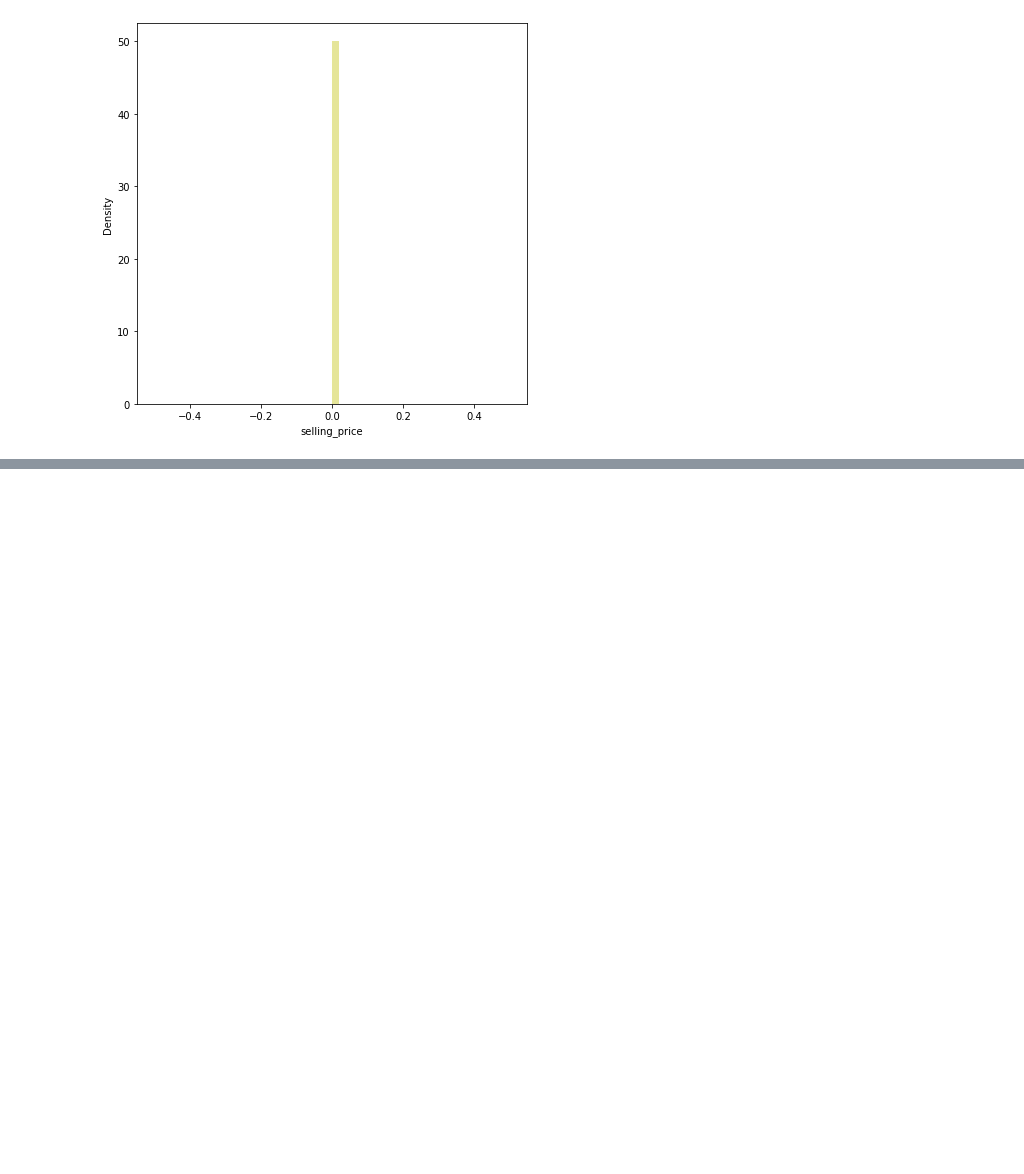
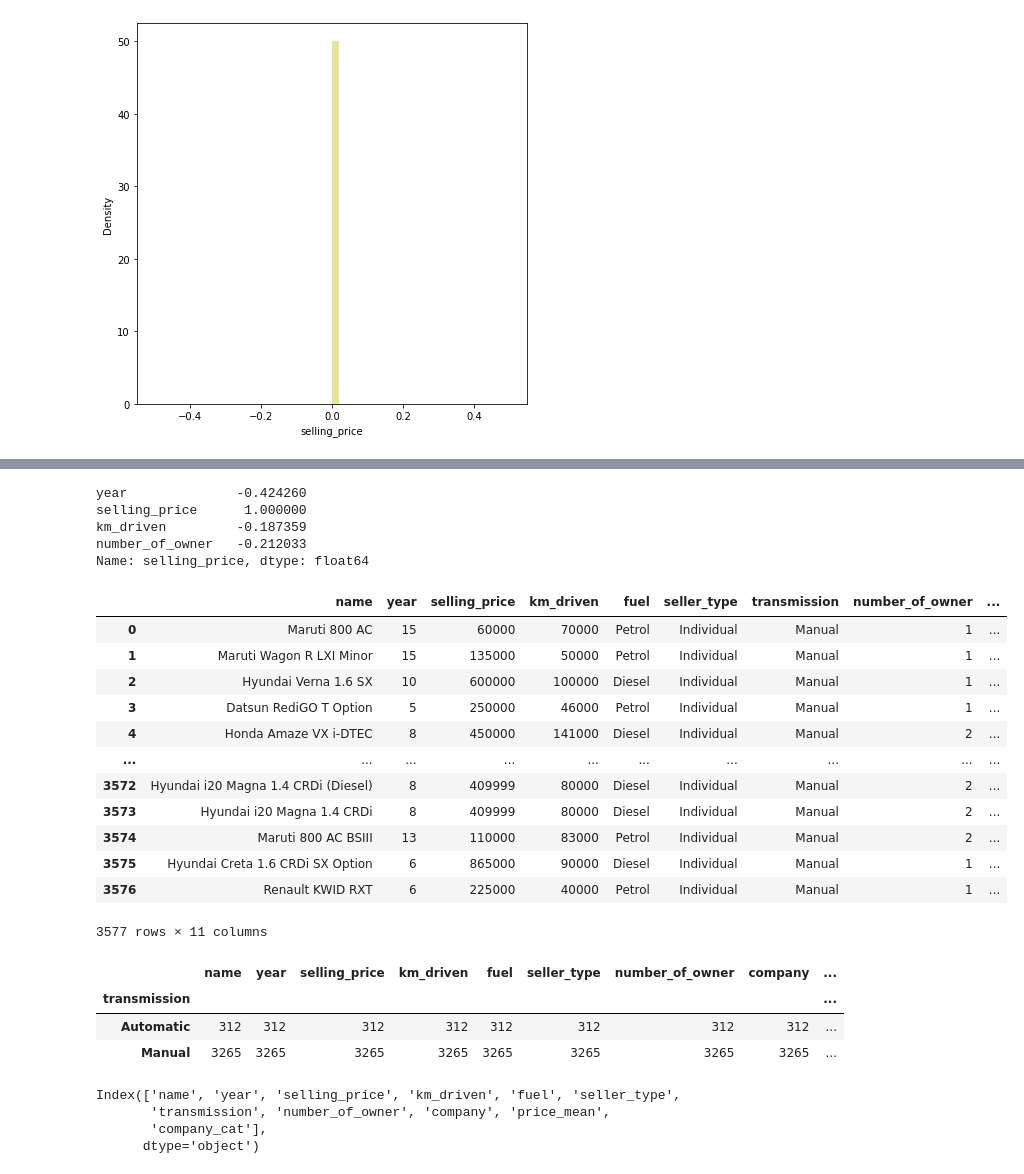
Before and after one commit to ajinkyajumde/Linear_Regression, a Jupyter notebook: Copy_of_Self_Project_Linear_Regression_(Car_Dekho).ipynb, the cells around one changed output, grey strips where cells are left out. Saved outputs shown, nothing was run; the diff lists cells and outputs as text; code cells hidden in the pictures; blank space fills up the shorter version.

```diff
--- a/Copy_of_Self_Project_Linear_Regression_(Car_Dekho).ipynb
+++ b/Copy_of_Self_Project_Linear_Regression_(Car_Dekho).ipynb
@@ -262,0 +393,37 @@ dataset['Car_Name'].unique()
+# %%
+dataset['company_cat'] = dataset['price_mean'].apply(lambda x : 0 if x < 400000 else (1 if 400000 <= x < 700000 else 2))
+# %%
+correlation.selling_price
+# %% [output]
+year              -0.424260
+selling_price      1.000000
+km_driven         -0.187359
+number_of_owner   -0.212033
+Name: selling_price, dtype: float64
+# %%
+dataset_pr = dataset.copy()
+# %%
+dataset_pr.drop(['owner'],axis=1,inplace=True)
+# %%
+dataset_pr
+# %% [output]
+|  | name | year | selling_price | km_driven | fuel | seller_type | transmission | number_of_owner | ... |
+| 0 | Maruti 800 AC | 15 | 60000 | 70000 | Petrol | Individual | Manual | 1 | ... |
+| 1 | Maruti Wagon R LXI Minor | 15 | 135000 | 50000 | Petrol | Individual | Manual | 1 | ... |
+| 2 | Hyundai Verna 1.6 SX | 10 | 600000 | 100000 | Diesel | Individual | Manual | 1 | ... |
+| 3 | Datsun RediGO T Option | 5 | 250000 | 46000 | Petrol | Individual | Manual | 1 | ... |
+| 4 | Honda Amaze VX i-DTEC | 8 | 450000 | 141000 | Diesel | Individual | Manual | 2 | ... |
+| ... | ... | ... | ... | ... | ... | ... | ... | ... | ... |
+| 3572 | Hyundai i20 Magna 1.4 CRDi (Diesel) | 8 | 409999 | 80000 | Diesel | Individual | Manual | 2 | ... |
+| 3573 | Hyundai i20 Magna 1.4 CRDi | 8 | 409999 | 80000 | Diesel | Individual | Manual | 2 | ... |
+| 3574 | Maruti 800 AC BSIII | 13 | 110000 | 83000 | Petrol | Individual | Manual | 2 | ... |
+| 3575 | Hyundai Creta 1.6 CRDi SX Option | 6 | 865000 | 90000 | Diesel | Individual | Manual | 1 | ... |
+| 3576 | Renault KWID RXT | 6 | 225000 | 40000 | Petrol | Individual | Manual | 1 | ... |
+3577 rows × 11 columns
+# %%
+dataset_pr.groupby('transmission').count()
+# %% [output]
+|  | name | year | selling_price | km_driven | fuel | seller_type | number_of_owner | company | ... |
+| transmission |  |  |  |  |  |  |  |  | ... |
+| Automatic | 312 | 312 | 312 | 312 | 312 | 312 | 312 | 312 | ... |
+| Manual | 3265 | 3265 | 3265 | 3265 | 3265 | 3265 | 3265 | 3265 | ... |
@@ -262,0 +434,7 @@ dataset['Car_Name'].unique()
+# %%
+features
+# %% [output]
+Index(['name', 'year', 'selling_price', 'km_driven', 'fuel', 'seller_type',
+       'transmission', 'number_of_owner', 'company', 'price_mean',
+       'company_cat'],
+      dtype='object')
```
Also changed, not shown: parts of 25 cells of this notebook.
